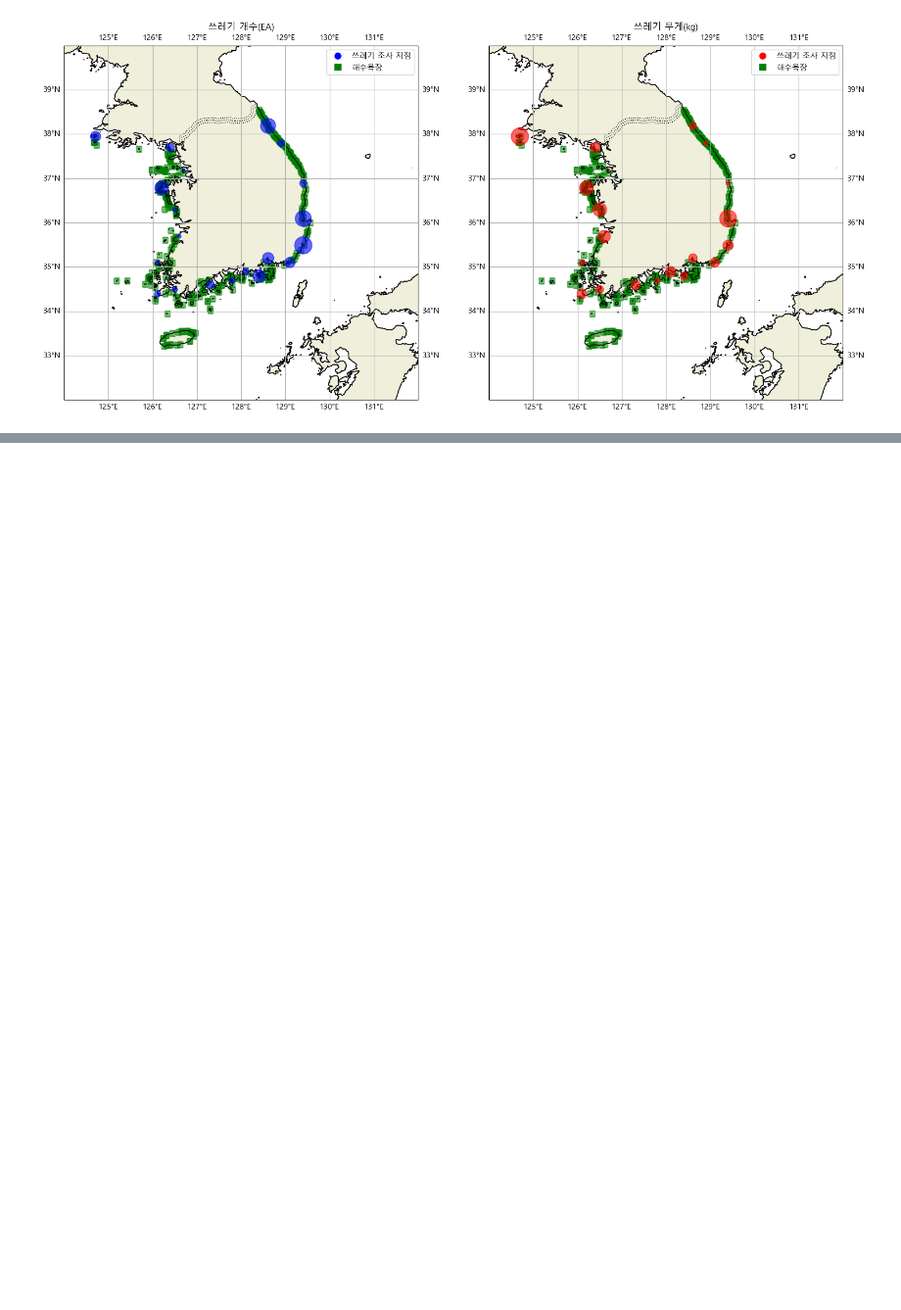
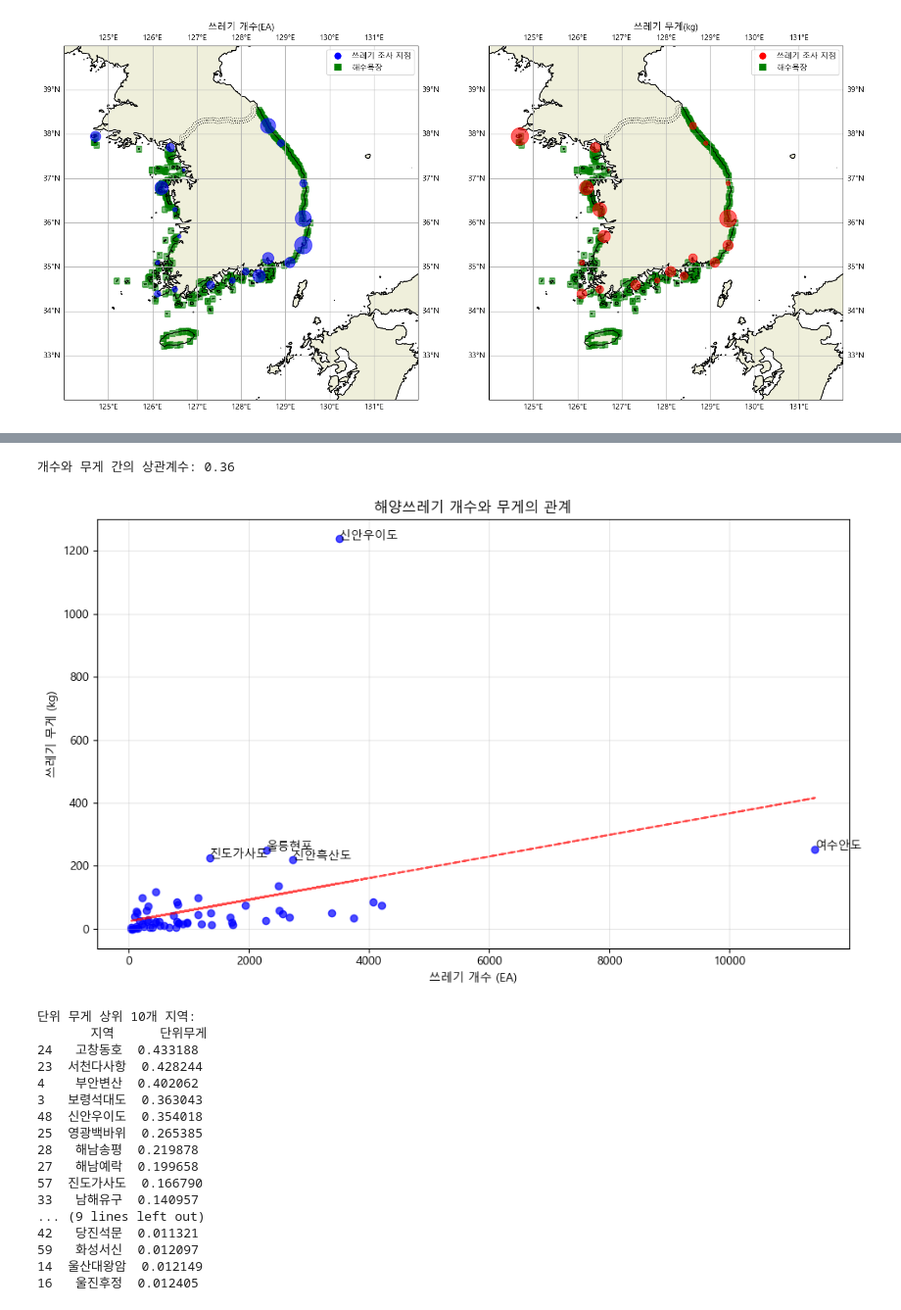
Before and after one commit to TaniTail/koast_junior, a Jupyter notebook: marideb_code/coast_code.ipynb, the cells around one changed output, grey strips where cells are left out. Shown at 98% size. Drawn from its saved outputs; the diff is of its cells as text; code cells hidden in the pictures; blank space fills up the shorter version.

```diff
--- a/marideb_code/coast_code.ipynb
+++ b/marideb_code/coast_code.ipynb
@@ -373,0 +429,70 @@ plt.show()
+# %%
+# 개수와 무게 간의 관계 분석
+correlation = df['개수'].corr(df['무게_kg'])
+print(f"\n개수와 무게 간의 상관계수: {correlation:.2f}")
+
+# 개수와 무게의 산점도
+plt.figure(figsize=(10, 6))
+scatter = plt.scatter(df['개수'], df['무게_kg'], alpha=0.7, c='blue')
+
+# 이상치 식별을 위한 라벨 추가
+for i, txt in enumerate(df['지역']):
+    if df['무게_kg'][i] > 200 or df['개수'][i] > 5000:
+        plt.annotate(txt, (df['개수'][i], df['무게_kg'][i]))
+
+plt.title('해양쓰레기 개수와 무게의 관계')
+plt.xlabel('쓰레기 개수 (EA)')
+plt.ylabel('쓰레기 무게 (kg)')
+plt.grid(True, alpha=0.3)
+
+# 추세선 추가
+z = np.polyfit(df['개수'], df['무게_kg'], 1)
+p = np.poly1d(z)
+plt.plot(df['개수'], p(df['개수']), "r--", alpha=0.7)
+
+plt.tight_layout()
+plt.show()
+
+# 단위 무게 계산 (개당 평균 무게)
+df['단위무게'] = df['무게_kg'] / df['개수']
+print("\n단위 무게 상위 10개 지역:")
+print(df.sort_values('단위무게', ascending=False)[['지역', '단위무게']].head(10))
+print("\n단위 무게 하위 10개 지역:")
+print(df.sort_values('단위무게')[['지역', '단위무게']].head(10))
+
+# 지역별 해양쓰레기 개수와 무게의 분포
+plt.figure(figsize=(12, 10))
+plt.barh(df['지역'], df['개수'], color='skyblue', alpha=0.7, label='개수')
+plt.title('지역별 해양쓰레기 개수')
+plt.xlabel('쓰레기 개수 (EA)')
+plt.grid(True, alpha=0.3)
+plt.tight_layout()
+plt.show()
+
+plt.figure(figsize=(12, 10))
+plt.barh(df['지역'], df['무게_kg'], color='salmon', alpha=0.7, label='무게')
+plt.title('지역별 해양쓰레기 무게')
+plt.xlabel('쓰레기 무게 (kg)')
+plt.grid(True, alpha=0.3)
+plt.tight_layout()
+plt.show()
+# %% [output]
+개수와 무게 간의 상관계수: 0.36
+[figure, added]
+단위 무게 상위 10개 지역:
+       지역      단위무게
+24   고창동호  0.433188
+23  서천다사항  0.428244
+4    부안변산  0.402062
+3   보령석대도  0.363043
+48  신안우이도  0.354018
+25  영광백바위  0.265385
+28   해남송평  0.219878
+27   해남예락  0.199658
+57  진도가사도  0.166790
+33   남해유구  0.140957
+... (9 lines left out)
+42   당진석문  0.011321
+59   화성서신  0.012097
+14  울산대왕암  0.012149
+16   울진후정  0.012405
```
Also changed, not shown: parts of 6 cells of this notebook, 7 other files.
